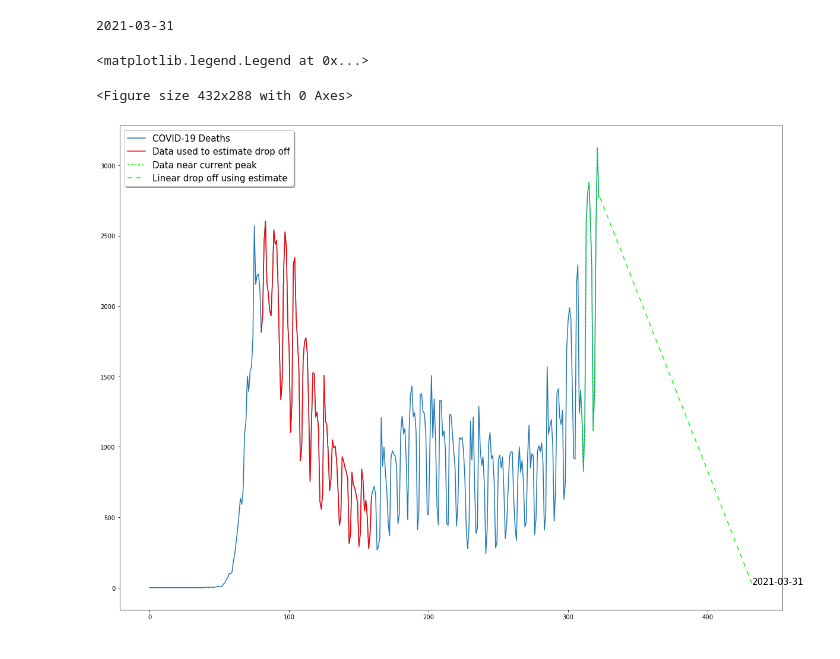
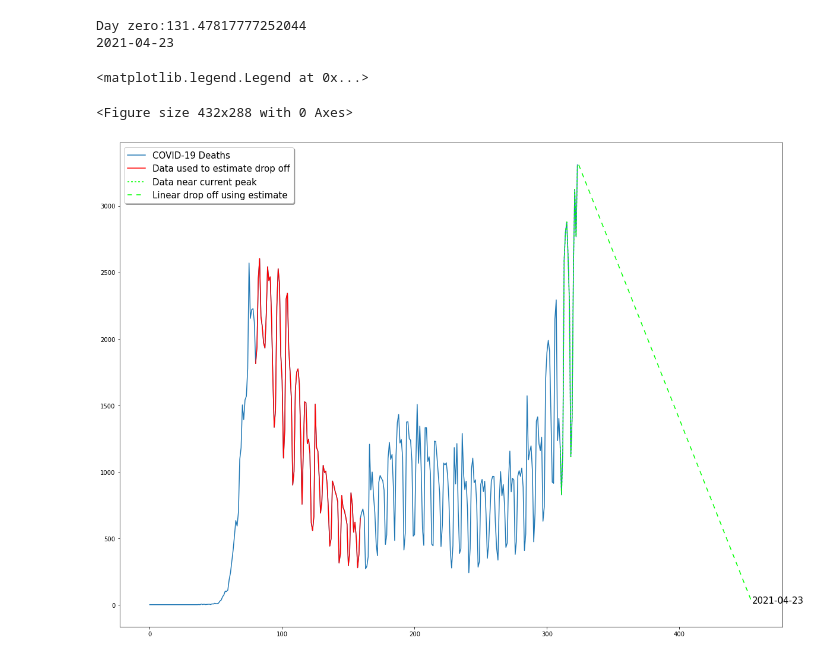
Before and after one commit to kootsoop/DSP.SE, a Jupyter notebook: Python/DeathRateComparisons.ipynb, the cells around one changed output. Drawn from its saved outputs; the diff is of its cells as text; code cells hidden in the pictures.

Commit message:
Added direct calculation of zero day.

```diff
--- a/Python/DeathRateComparisons.ipynb
+++ b/Python/DeathRateComparisons.ipynb
@@ -198,34 +198,42 @@ ax.legend(loc='upper right', shadow=True, fontsize=15)
 # %%
 from numpy import polyfit, arange
 import datetime
 
 drop_from_peak = diff_death_data[80:160]
 x_drop_from_peak = arange(80,160)
 [m, b] = polyfit(x_drop_from_peak, drop_from_peak, 1)
 
-x_new_peak = arange(len(diff_death_data)-14,len(diff_death_data))
+
+first_data_index = len(diff_death_data)-14
+last_data_index = len(diff_death_data)
+x_new_peak = arange(first_data_index,last_data_index)
 new_peak = diff_death_data[x_new_peak]
 
-x_forecast = arange(len(diff_death_data), len(diff_death_data) + 110)
+day_for_zero = -new_peak[len(new_peak)-1]/m
+
+print("Day zero:" + str(day_for_zero))
+
+x_forecast = arange(len(diff_death_data), len(diff_death_data) + day_for_zero)
 x_last_value = len(diff_death_data)
 y_last_value = diff_death_data[x_last_value-1]
 y_forecast = [ (y_last_value + m*(i - x_last_value)) for i in x_forecast ]
 
 today = datetime.date.today()
 end_of_forecast_date = today + datetime.timedelta(days=len(x_forecast))
 print(end_of_forecast_date)
 
 plt.figure(1)
 plt.figure(figsize=(20,15))
 plt.plot(diff_death_data, label="COVID-19 Deaths")
 plt.plot(x_drop_from_peak, drop_from_peak, color='#ff0000', label="Data used to estimate drop off")
 plt.plot(x_new_peak, new_peak, color='#00ff00', dashes=[2,2], label="Data near current peak")
 plt.plot(x_forecast, y_forecast, color="#00ff00", dashes=[5,5], label="Linear drop off using estimate")
 plt.text(x_forecast[len(x_forecast)-1], y_forecast[len(x_forecast)-1], end_of_forecast_date, fontsize=15)
 ax = plt.gca()
 ax.legend(loc='upper left', shadow=True, fontsize=15)
 # %% [output]
-2021-03-31
+Day zero:131.47817777252044
+2021-04-23
 <matplotlib.legend.Legend at 0x...>
 <Figure size 432x288 with 0 Axes>
-[figure, old version]
+[figure, new version]
```
Also changed, not shown: parts of 2 cells of this notebook.
